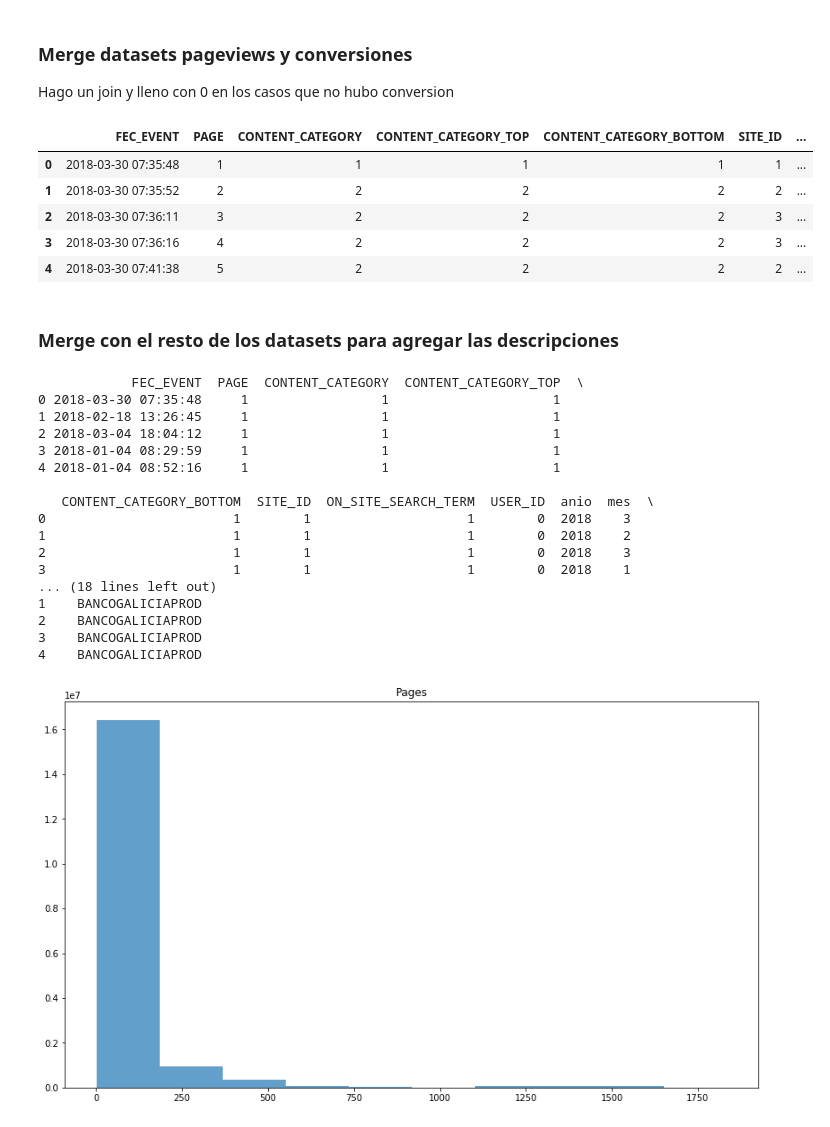
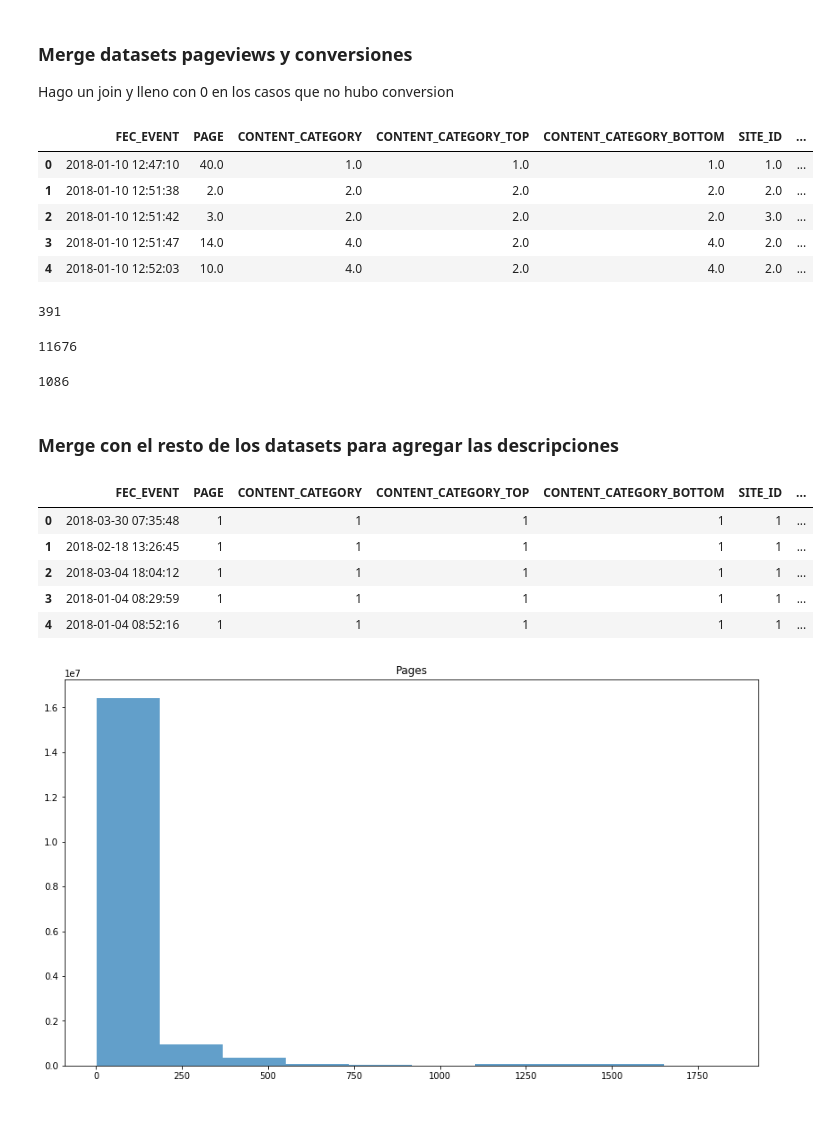
Before and after one commit to vpfarfan/pandas, a Jupyter notebook: EDA Vero.ipynb, the cells around one changed output. Drawn from its saved outputs; the diff is of its cells as text; code cells hidden in the pictures.

```diff
--- a/EDA Vero.ipynb
+++ b/EDA Vero.ipynb
@@ -64,16 +89,28 @@ pageviews.head()
 ### Merge datasets pageviews y conversiones
 Hago un join y lleno con 0 en los casos que no hubo conversion
 # %%
-data = pd.merge(pageviews, conversiones, how='left', left_on = ['mes','anio','USER_ID'], right_on = ['mes','anio','USER_ID'])
-data['conversion'] = data['conversion'] .replace(np.nan, 0)
+data = pd.merge(pageviews, conversiones, how='right')
+data['conversion'] = data['conversion'].replace(np.nan, 0)
 data.head()
 # %% [output]
 |  | FEC_EVENT | PAGE | CONTENT_CATEGORY | CONTENT_CATEGORY_TOP | CONTENT_CATEGORY_BOTTOM | SITE_ID | ... |
-| 0 | 2018-03-30 07:35:48 | 1 | 1 | 1 | 1 | 1 | ... |
-| 1 | 2018-03-30 07:35:52 | 2 | 2 | 2 | 2 | 2 | ... |
-| 2 | 2018-03-30 07:36:11 | 3 | 2 | 2 | 2 | 3 | ... |
-| 3 | 2018-03-30 07:36:16 | 4 | 2 | 2 | 2 | 3 | ... |
-| 4 | 2018-03-30 07:41:38 | 5 | 2 | 2 | 2 | 2 | ... |
+| 0 | 2018-01-10 12:47:10 | 40.0 | 1.0 | 1.0 | 1.0 | 1.0 | ... |
+| 1 | 2018-01-10 12:51:38 | 2.0 | 2.0 | 2.0 | 2.0 | 2.0 | ... |
+| 2 | 2018-01-10 12:51:42 | 3.0 | 2.0 | 2.0 | 2.0 | 3.0 | ... |
+| 3 | 2018-01-10 12:51:47 | 14.0 | 4.0 | 2.0 | 4.0 | 2.0 | ... |
+| 4 | 2018-01-10 12:52:03 | 10.0 | 4.0 | 2.0 | 4.0 | 2.0 | ... |
+# %%
+data.loc[(data['mes'] >= 10) & (data['conversion'] == 1.0),:]['USER_ID'].nunique()
+# %% [output]
+391
+# %%
+pageviews['USER_ID'].nunique()
+# %% [output]
+11676
+# %%
+conversiones['USER_ID'].nunique()
+# %% [output]
+1086
 # %% [markdown]
 ### Merge con el resto de los datasets para agregar las descripciones
 # %%
@@ -86,23 +123,12 @@ data.head()
 # data = pd.merge(data, site_id, how='inner')
 # print(data.head())
 # %% [output]
-            FEC_EVENT  PAGE  CONTENT_CATEGORY  CONTENT_CATEGORY_TOP  \
-0 2018-03-30 07:35:48     1                 1                     1
-1 2018-02-18 13:26:45     1                 1                     1
-2 2018-03-04 18:04:12     1                 1                     1
-3 2018-01-04 08:29:59     1                 1                     1
-4 2018-01-04 08:52:16     1                 1                     1
-
-   CONTENT_CATEGORY_BOTTOM  SITE_ID  ON_SITE_SEARCH_TERM  USER_ID  anio  mes  \
-0                        1        1                    1        0  2018    3
-1                        1        1                    1        0  2018    2
-2                        1        1                    1        0  2018    3
-3                        1        1                    1        0  2018    1
-... (18 lines left out)
-1    BANCOGALICIAPROD
-2    BANCOGALICIAPROD
-3    BANCOGALICIAPROD
-4    BANCOGALICIAPROD
+|  | FEC_EVENT | PAGE | CONTENT_CATEGORY | CONTENT_CATEGORY_TOP | CONTENT_CATEGORY_BOTTOM | SITE_ID | ... |
+| 0 | 2018-03-30 07:35:48 | 1 | 1 | 1 | 1 | 1 | ... |
+| 1 | 2018-02-18 13:26:45 | 1 | 1 | 1 | 1 | 1 | ... |
+| 2 | 2018-03-04 18:04:12 | 1 | 1 | 1 | 1 | 1 | ... |
+| 3 | 2018-01-04 08:29:59 | 1 | 1 | 1 | 1 | 1 | ... |
+| 4 | 2018-01-04 08:52:16 | 1 | 1 | 1 | 1 | 1 | ... |
 # %%
 plt.figure(figsize=(14,8))
 _, bins, _ = plt.hist(data['PAGE'], alpha=0.7)
```
Also changed, not shown: parts of 19 cells of this notebook.
